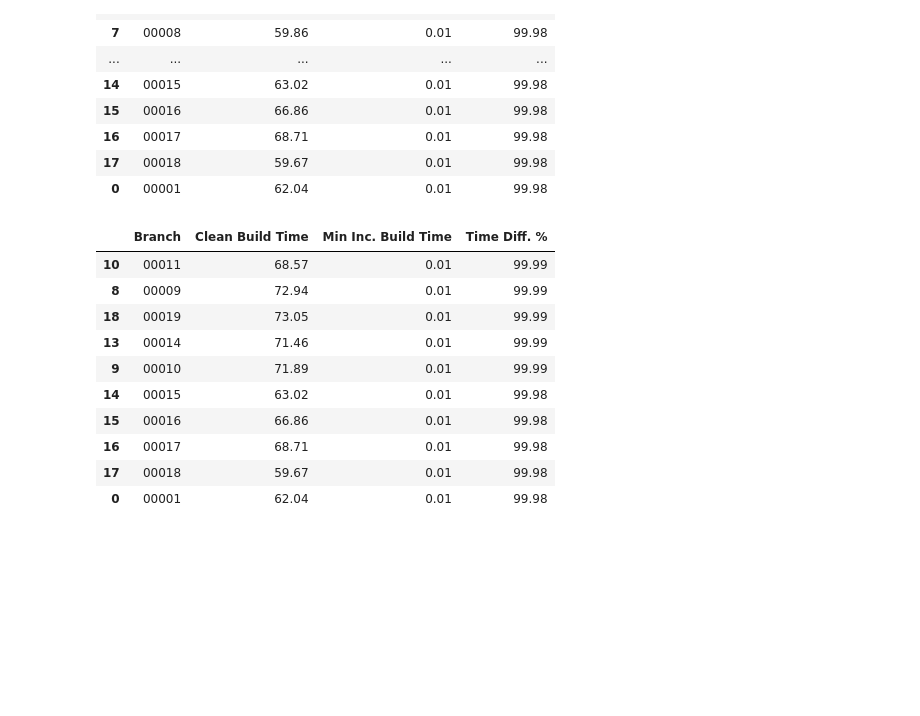
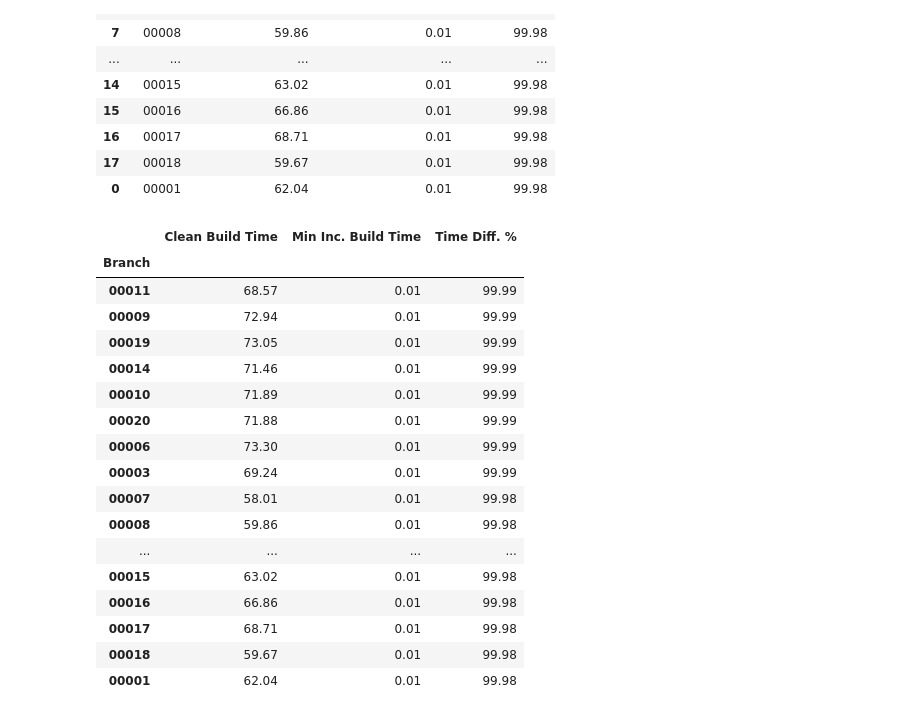
Before and after one commit to ternava/Incremental-build, a Jupyter notebook: notebooks/compare_build_time.ipynb, the cells around one changed output. Saved outputs shown, nothing was run; the diff lists cells and outputs as text; code cells hidden in the pictures; blank space fills up the shorter version.

```diff
--- a/notebooks/compare_build_time.ipynb
+++ b/notebooks/compare_build_time.ipynb
@@ -62,22 +62,32 @@ df4
 | 0 | 00001 | 62.04 | 0.01 | 99.98 |
 # %%
 # Extracting only the first and last 5 extreme differences in build time
-df5 = df4[: 5]
-df6 = df4[-5:]
-df7 = df5.append(df6)
-df7
+#df5 = df4[: 5]
+#df6 = df4[-5:]
+#df7 = df5.append(df6)
+#df7
+
+df5 = df4.set_index(["Branch"])
+df5
 # %% [output]
-|  | Branch | Clean Build Time | Min Inc. Build Time | Time Diff. % |
-| 10 | 00011 | 68.57 | 0.01 | 99.99 |
-| 8 | 00009 | 72.94 | 0.01 | 99.99 |
-| 18 | 00019 | 73.05 | 0.01 | 99.99 |
-| 13 | 00014 | 71.46 | 0.01 | 99.99 |
-| 9 | 00010 | 71.89 | 0.01 | 99.99 |
-| 14 | 00015 | 63.02 | 0.01 | 99.98 |
-| 15 | 00016 | 66.86 | 0.01 | 99.98 |
-| 16 | 00017 | 68.71 | 0.01 | 99.98 |
-| 17 | 00018 | 59.67 | 0.01 | 99.98 |
-| 0 | 00001 | 62.04 | 0.01 | 99.98 |
+|  | Clean Build Time | Min Inc. Build Time | Time Diff. % |
+| Branch |  |  |  |
+| 00011 | 68.57 | 0.01 | 99.99 |
+| 00009 | 72.94 | 0.01 | 99.99 |
+| 00019 | 73.05 | 0.01 | 99.99 |
+| 00014 | 71.46 | 0.01 | 99.99 |
+| 00010 | 71.89 | 0.01 | 99.99 |
+| 00020 | 71.88 | 0.01 | 99.99 |
+| 00006 | 73.30 | 0.01 | 99.99 |
+| 00003 | 69.24 | 0.01 | 99.99 |
+| 00007 | 58.01 | 0.01 | 99.98 |
+| 00008 | 59.86 | 0.01 | 99.98 |
+| ... | ... | ... | ... |
+| 00015 | 63.02 | 0.01 | 99.98 |
+| 00016 | 66.86 | 0.01 | 99.98 |
+| 00017 | 68.71 | 0.01 | 99.98 |
+| 00018 | 59.67 | 0.01 | 99.98 |
+| 00001 | 62.04 | 0.01 | 99.98 |
 # %%
 # Visualized the minimum, maxium, and average incremental build time for all configurations
 import matplotlib.pyplot as plt
```
Also changed, not shown: parts of 3 cells of this notebook, 6 other files.
